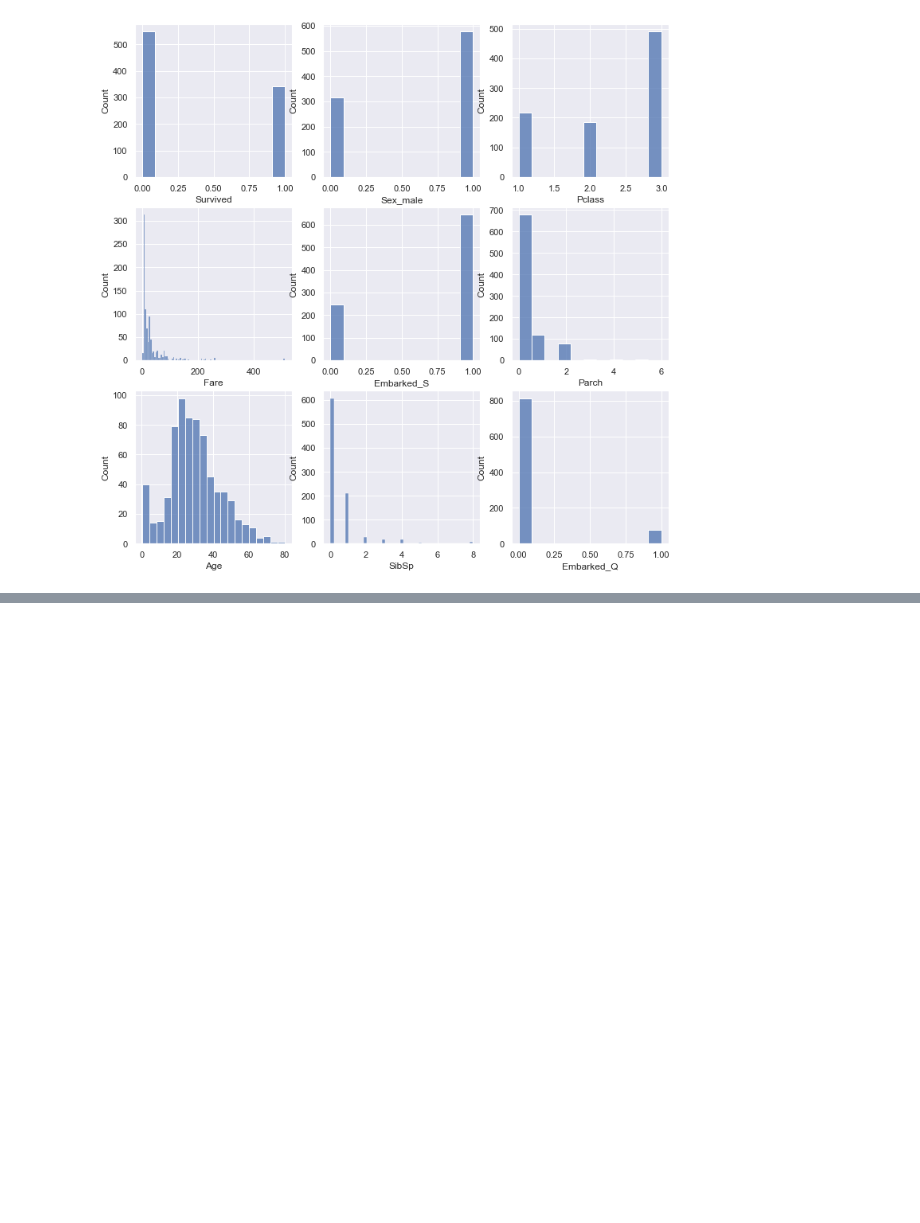
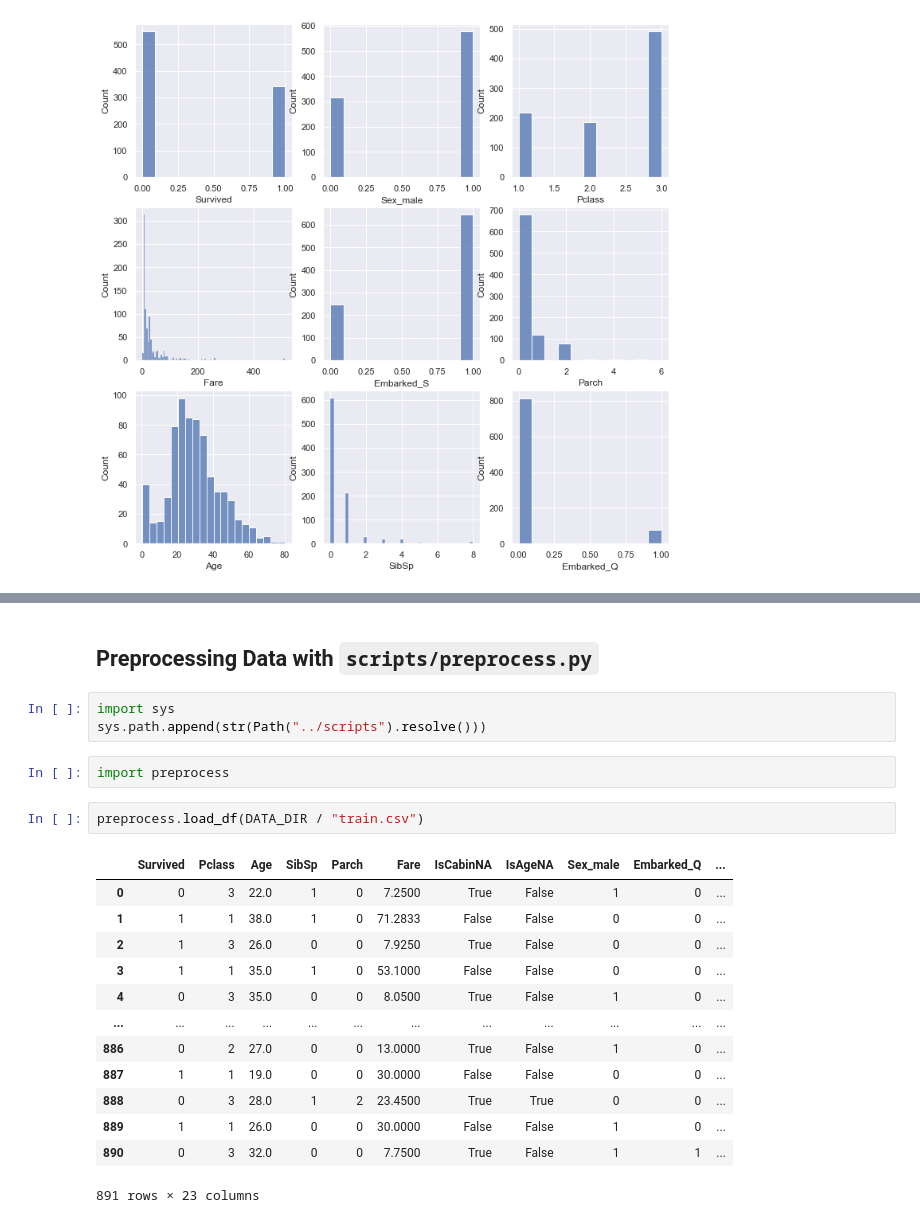
Before and after one commit to a-poor/kaggle-titanic, a Jupyter notebook: notebooks/01.eda.ipynb, the cells around one changed output, grey strips where cells are left out. Saved outputs shown, nothing was run; the diff lists cells and outputs as text; blank space fills up the shorter version.

Commit message:
Renaming notebooks. Adding preprocessing script.

```diff
--- a/notebooks/01.eda.ipynb
+++ b/notebooks/01.eda.ipynb
@@ -96,0 +248,23 @@ for i, r in enumerate(plot_cols):
+# %% [markdown]
+## Preprocessing Data with `scripts/preprocess.py`
+# %%
+import sys
+sys.path.append(str(Path("../scripts").resolve()))
+# %%
+import preprocess
+# %%
+preprocess.load_df(DATA_DIR / "train.csv")
+# %% [output]
+|  | Survived | Pclass | Age | SibSp | Parch | Fare | IsCabinNA | IsAgeNA | Sex_male | Embarked_Q | ... |
+| 0 | 0 | 3 | 22.0 | 1 | 0 | 7.2500 | True | False | 1 | 0 | ... |
+| 1 | 1 | 1 | 38.0 | 1 | 0 | 71.2833 | False | False | 0 | 0 | ... |
+| 2 | 1 | 3 | 26.0 | 0 | 0 | 7.9250 | True | False | 0 | 0 | ... |
+| 3 | 1 | 1 | 35.0 | 1 | 0 | 53.1000 | False | False | 0 | 0 | ... |
+| 4 | 0 | 3 | 35.0 | 0 | 0 | 8.0500 | True | False | 1 | 0 | ... |
+| ... | ... | ... | ... | ... | ... | ... | ... | ... | ... | ... | ... |
+| 886 | 0 | 2 | 27.0 | 0 | 0 | 13.0000 | True | False | 1 | 0 | ... |
+| 887 | 1 | 1 | 19.0 | 0 | 0 | 30.0000 | False | False | 0 | 0 | ... |
+| 888 | 0 | 3 | 28.0 | 1 | 2 | 23.4500 | True | True | 0 | 0 | ... |
+| 889 | 1 | 1 | 26.0 | 0 | 0 | 30.0000 | False | False | 1 | 0 | ... |
+| 890 | 0 | 3 | 32.0 | 0 | 0 | 7.7500 | True | False | 1 | 1 | ... |
+891 rows × 23 columns
```
Also changed, not shown: parts of 14 cells of this notebook, 2 other files.
